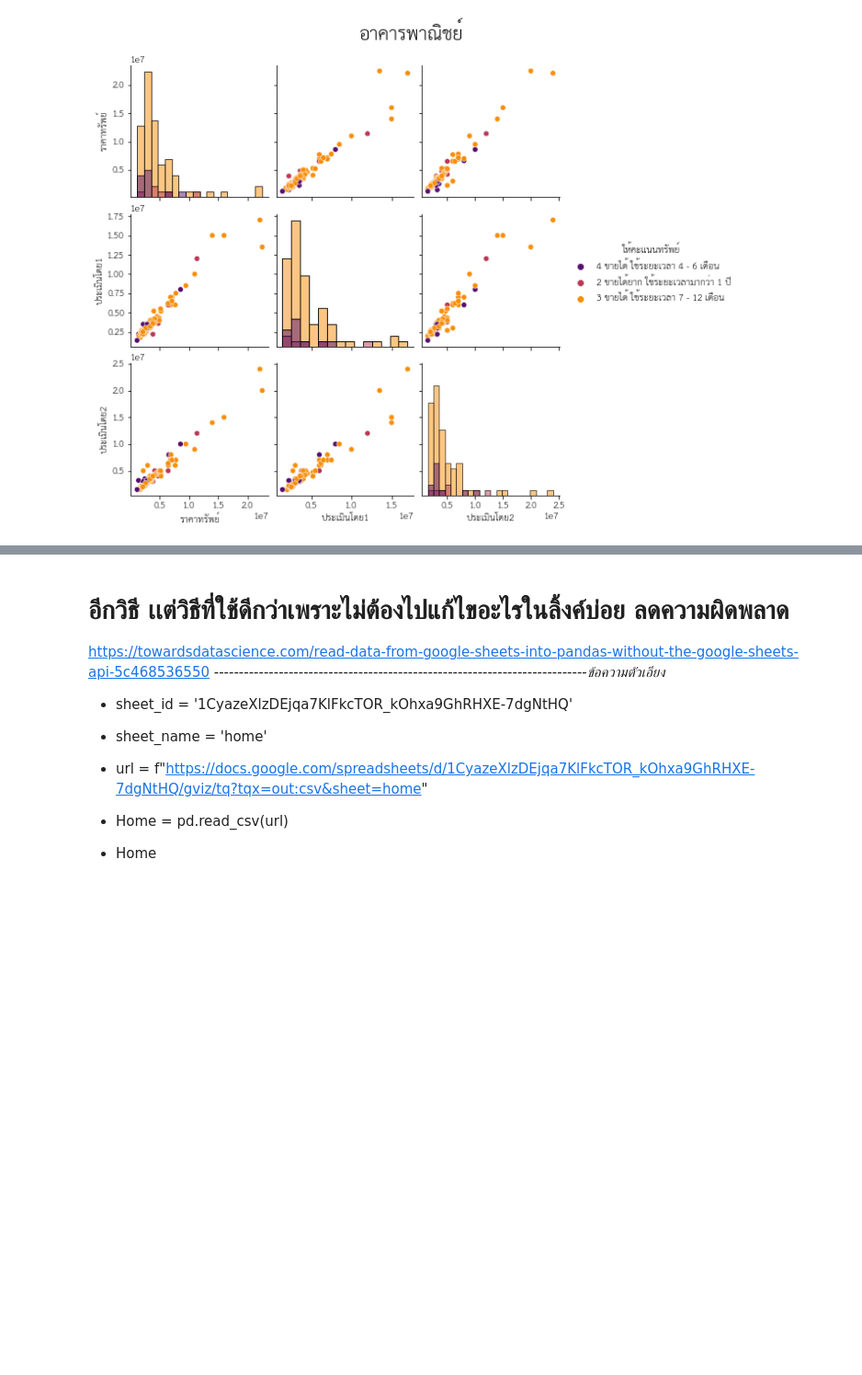
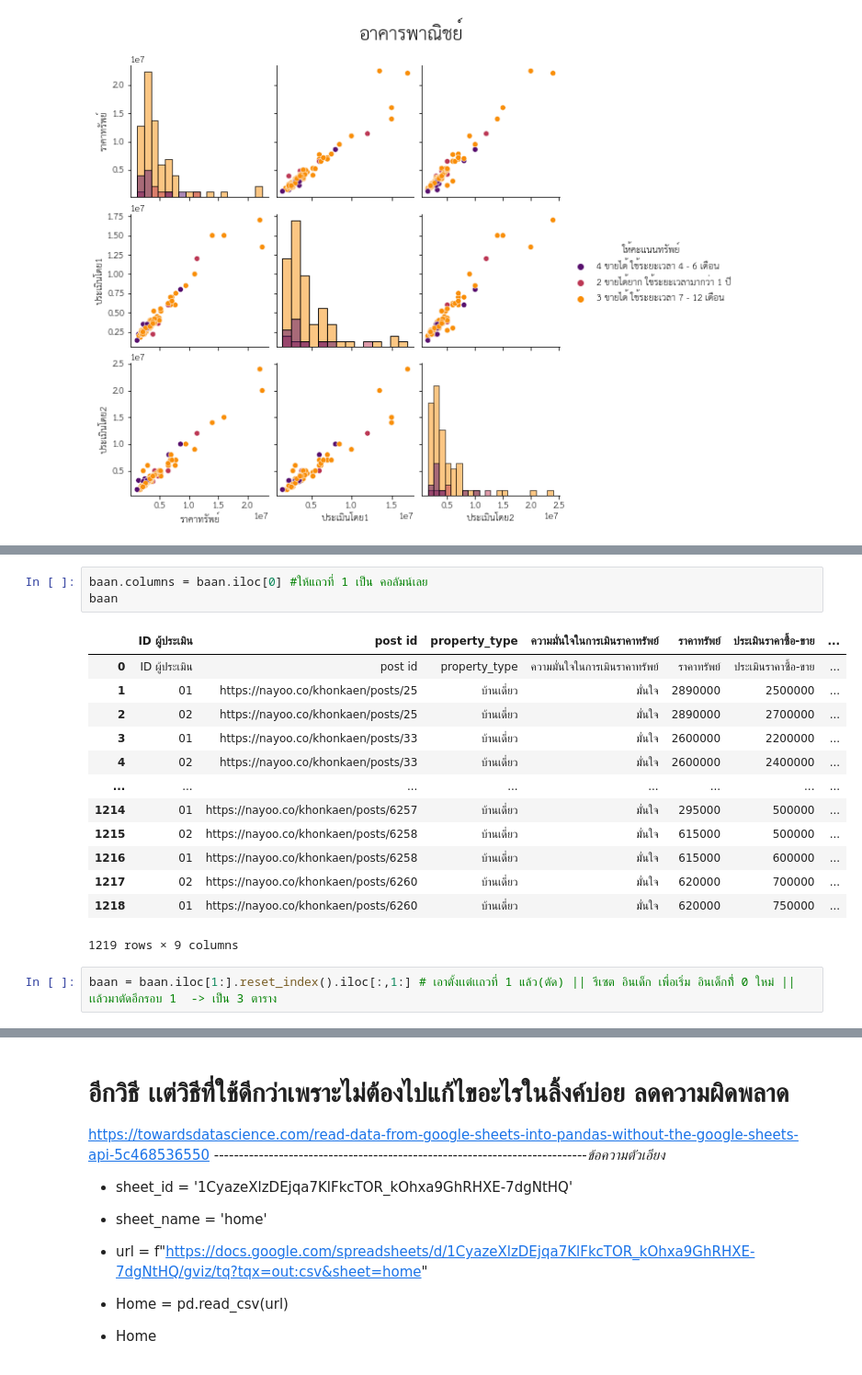
Before and after one commit to nattntn/bsc_dpdm22, a Jupyter notebook: [dataprep1]property_estimator(เรียกไฟล์จาก_gg_sheet).ipynb, the cells around one changed output, grey strips where cells are left out. Shown at 92% size. Saved outputs shown, nothing was run; the diff lists cells and outputs as text; blank space fills up the shorter version.

```diff
--- a/[dataprep1]property_estimator(เรียกไฟล์จาก_gg_sheet).ipynb
+++ b/[dataprep1]property_estimator(เรียกไฟล์จาก_gg_sheet).ipynb
@@ -850,0 +887,19 @@ plt.show();
+# %%
+baan.columns = baan.iloc[0] #ให้แถวที่ 1 เป็น คอลัมน์เลย
+baan
+# %% [output]
+|  | ID ผู้ประเมิน | post id | property_type | ความมั่นใจในการเมินราคาทรัพย์ | ราคาทรัพย์ | ประเมินราคาซื้อ-ขาย | ... |
+| 0 | ID ผู้ประเมิน | post id | property_type | ความมั่นใจในการเมินราคาทรัพย์ | ราคาทรัพย์ | ประเมินราคาซื้อ-ขาย | ... |
+| 1 | 01 | https://nayoo.co/khonkaen/posts/25 | บ้านเดี่ยว | มั่นใจ | 2890000 | 2500000 | ... |
+| 2 | 02 | https://nayoo.co/khonkaen/posts/25 | บ้านเดี่ยว | มั่นใจ | 2890000 | 2700000 | ... |
+| 3 | 01 | https://nayoo.co/khonkaen/posts/33 | บ้านเดี่ยว | มั่นใจ | 2600000 | 2200000 | ... |
+| 4 | 02 | https://nayoo.co/khonkaen/posts/33 | บ้านเดี่ยว | มั่นใจ | 2600000 | 2400000 | ... |
+| ... | ... | ... | ... | ... | ... | ... | ... |
+| 1214 | 01 | https://nayoo.co/khonkaen/posts/6257 | บ้านเดี่ยว | มั่นใจ | 295000 | 500000 | ... |
+| 1215 | 02 | https://nayoo.co/khonkaen/posts/6258 | บ้านเดี่ยว | มั่นใจ | 615000 | 500000 | ... |
+| 1216 | 01 | https://nayoo.co/khonkaen/posts/6258 | บ้านเดี่ยว | มั่นใจ | 615000 | 600000 | ... |
+| 1217 | 02 | https://nayoo.co/khonkaen/posts/6260 | บ้านเดี่ยว | มั่นใจ | 620000 | 700000 | ... |
+| 1218 | 01 | https://nayoo.co/khonkaen/posts/6260 | บ้านเดี่ยว | มั่นใจ | 620000 | 750000 | ... |
+1219 rows × 9 columns
+# %%
+baan = baan.iloc[1:].reset_index().iloc[:,1:] # เอาตั้งเเต่เเถวที่ 1 แล้ว(ตัด) || รีเซต อินเด็ก เพื่อเริ่ม อินเด็กที่้ 0 ใหม่ || เเล้วมาตัดอีกรอบ 1  -> เป็น 3 ตาราง
```
Also changed, not shown: parts of 9 cells of this notebook.
